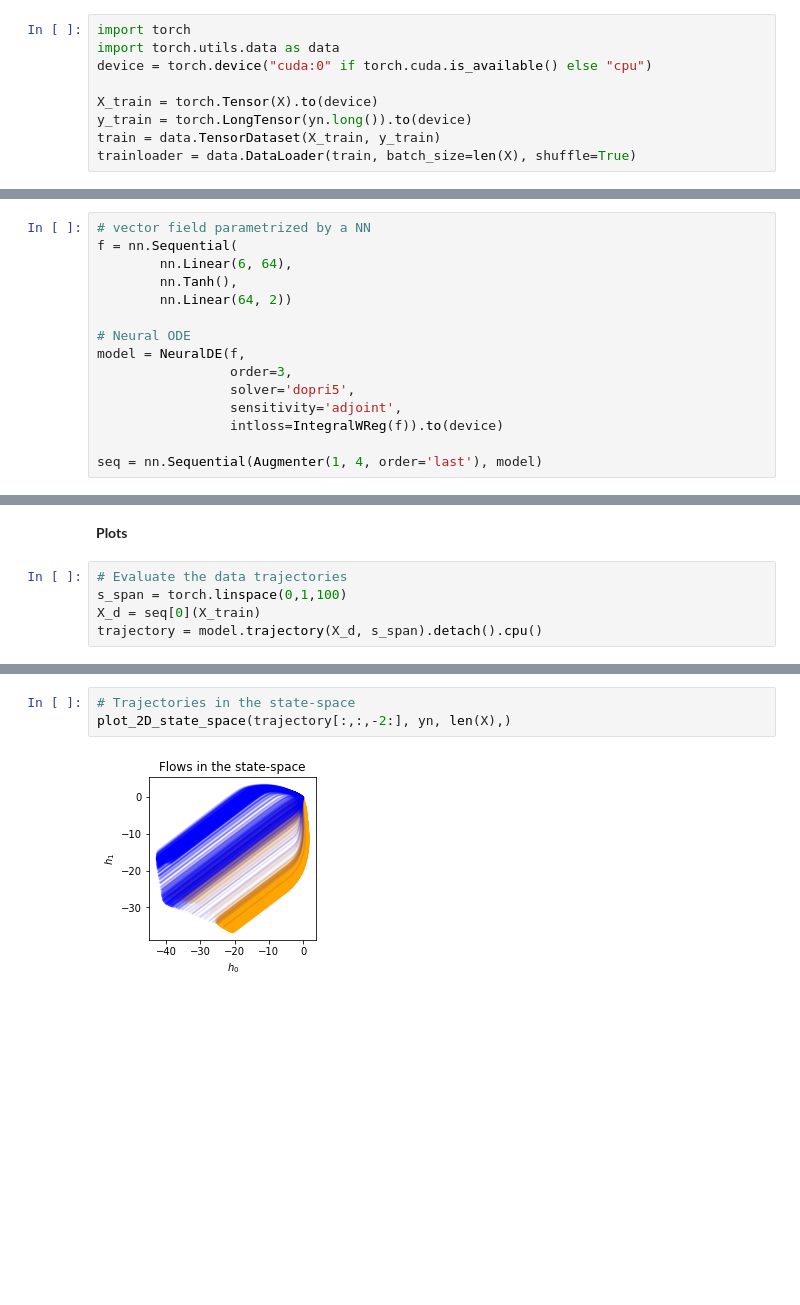
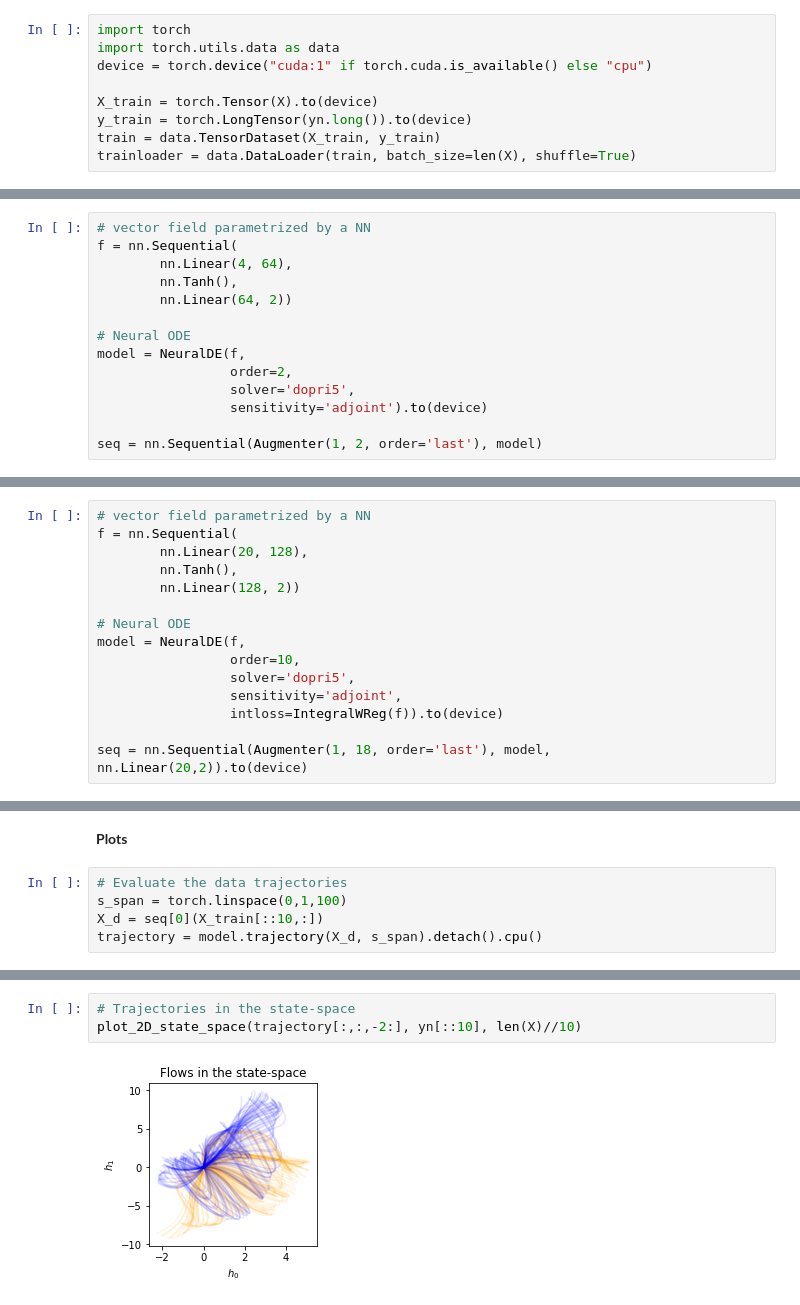
Before and after one commit to DiffEqML/torchdyn, a Jupyter notebook: tutorials/06_higher_order.ipynb, the cells around one changed output, grey strips where cells are left out. Drawn from its saved outputs; the diff is of its cells as text; blank space fills up the shorter version.

```diff
--- a/tutorials/06_higher_order.ipynb
+++ b/tutorials/06_higher_order.ipynb
@@ -26,7 +36,7 @@ for i in range(len(X)):
 # %%
 import torch
 import torch.utils.data as data
-device = torch.device("cuda:0" if torch.cuda.is_available() else "cpu")
+device = torch.device("cuda:1" if torch.cuda.is_available() else "cpu")
 
 X_train = torch.Tensor(X).to(device)
 y_train = torch.LongTensor(yn.long()).to(device)
@@ -61,0 +78,14 @@ class Learner(pl.LightningModule):
+# %%
+# vector field parametrized by a NN
+f = nn.Sequential(
+        nn.Linear(4, 64),
+        nn.Tanh(),
+        nn.Linear(64, 2))
+
+# Neural ODE
+model = NeuralDE(f,
+                 order=2,
+                 solver='dopri5',
+                 sensitivity='adjoint').to(device)
+
+seq = nn.Sequential(Augmenter(1, 2, order='last'), model)
@@ -76,18 +120,18 @@ With `torchdyn`, going beyond orders 1 and 2 is easy. Simply use the `order` arg
 # %%
 # vector field parametrized by a NN
 f = nn.Sequential(
-        nn.Linear(6, 64),
+        nn.Linear(20, 128),
         nn.Tanh(),
-        nn.Linear(64, 2))
+        nn.Linear(128, 2))
 
 # Neural ODE
 model = NeuralDE(f,
-                 order=3,
+                 order=10,
                  solver='dopri5',
                  sensitivity='adjoint',
                  intloss=IntegralWReg(f)).to(device)
 
-seq = nn.Sequential(Augmenter(1, 4, order='last'), model)
+seq = nn.Sequential(Augmenter(1, 18, order='last'), model, nn.Linear(20,2)).to(device)
 # %% [markdown]
 Note that the training will be slower than `order=1` Neural ODEs: higher order dynamics are often more challenging to integrate, and adaptive-step solvers will require higher NFEs.
 # %%
@@ -107,5 +152,5 @@ TPU available: False, using: 0 TPU cores
 # %%
 # Evaluate the data trajectories
 s_span = torch.linspace(0,1,100)
-X_d = seq[0](X_train)
+X_d = seq[0](X_train[::10,:])
 trajectory = model.trajectory(X_d, s_span).detach().cpu()
@@ -121,5 +180,5 @@ plot_2D_depth_trajectory(s_span, trajectory[:,:,4:], yn, len(X))
 # %%
 # Trajectories in the state-space
-plot_2D_state_space(trajectory[:,:,-2:], yn, len(X),)
+plot_2D_state_space(trajectory[:,:,-2:], yn[::10], len(X)//10)
 # %% [output]
-[figure, old version]
+[figure, new version]
```
Also changed, not shown: parts of 17 cells of this notebook, 5 other files.
